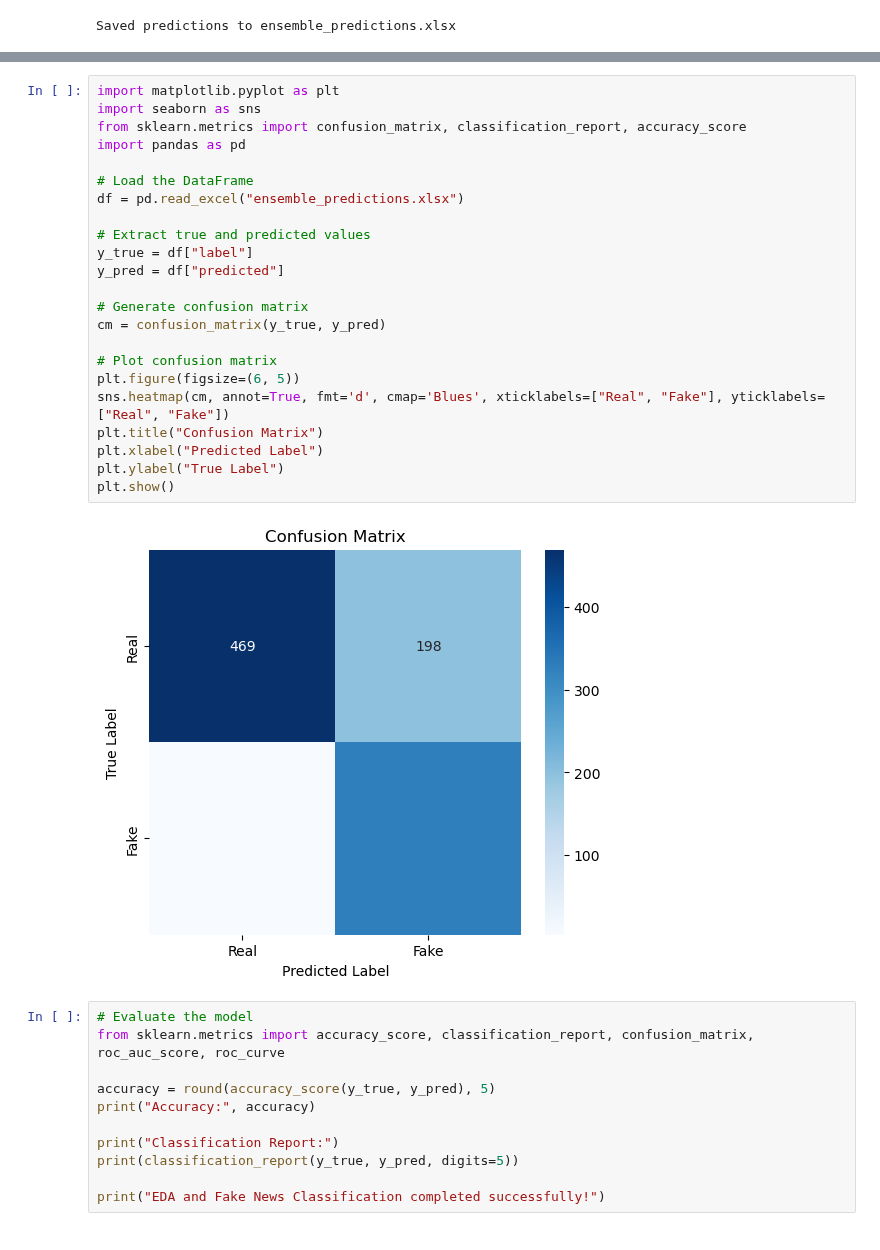
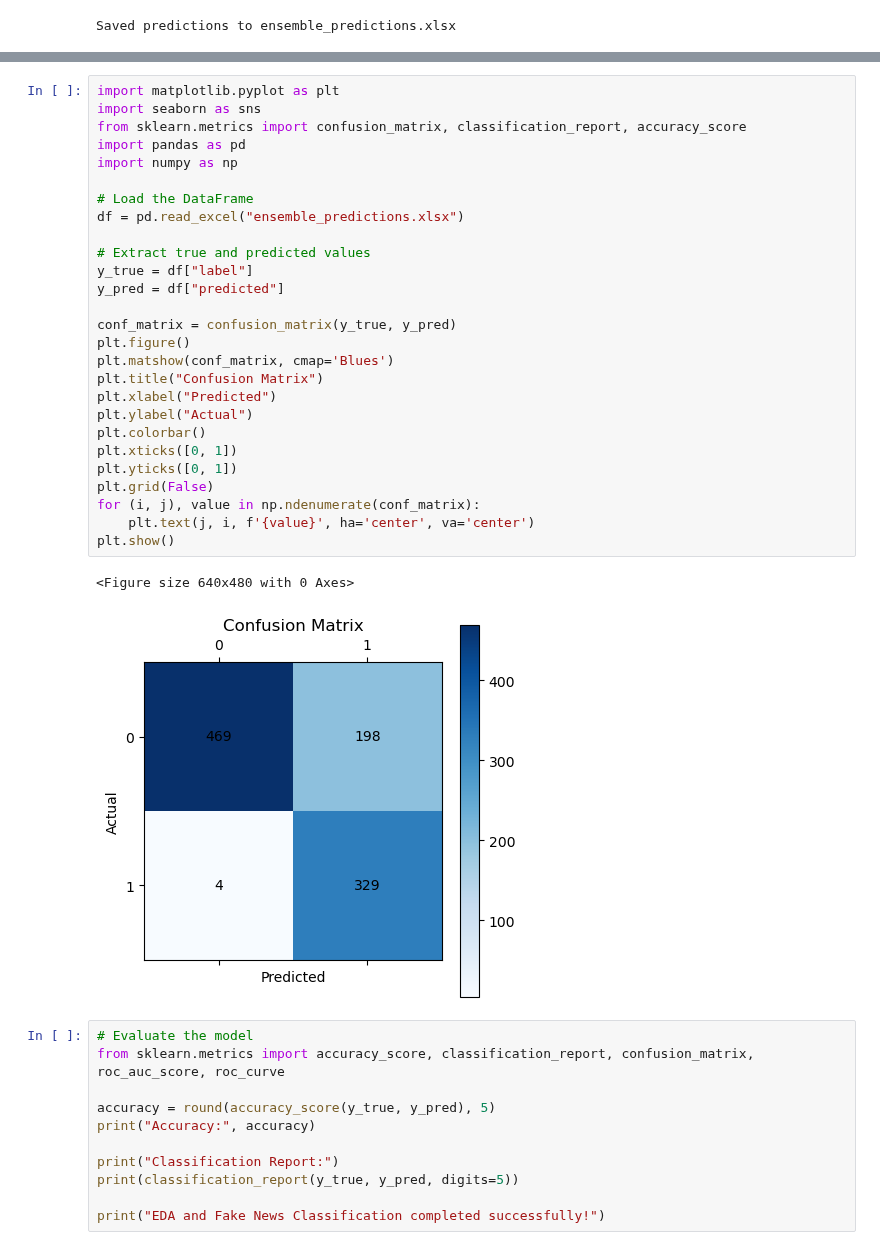
Before and after one commit to junyang99/IS424, a Jupyter notebook: Content & Source Based Classification/Ensemble.ipynb, the cells around one changed output, grey strips where cells are left out. Saved outputs shown, nothing was run; the diff lists cells and outputs as text.

Commit message:
Update ensemble confusion matrix

```diff
--- a/Content & Source Based Classification/Ensemble.ipynb
+++ b/Content & Source Based Classification/Ensemble.ipynb
@@ -182,28 +166,33 @@ merged_df
 # %%
 import matplotlib.pyplot as plt
 import seaborn as sns
 from sklearn.metrics import confusion_matrix, classification_report, accuracy_score
 import pandas as pd
+import numpy as np
 
 # Load the DataFrame
 df = pd.read_excel("ensemble_predictions.xlsx")
 
 # Extract true and predicted values
 y_true = df["label"]
 y_pred = df["predicted"]
 
-# Generate confusion matrix
-cm = confusion_matrix(y_true, y_pred)
-
-# Plot confusion matrix
-plt.figure(figsize=(6, 5))
-sns.heatmap(cm, annot=True, fmt='d', cmap='Blues', xticklabels=["Real", "Fake"], yticklabels=["Real", "Fake"])
+conf_matrix = confusion_matrix(y_true, y_pred)
+plt.figure()
+plt.matshow(conf_matrix, cmap='Blues')
 plt.title("Confusion Matrix")
-plt.xlabel("Predicted Label")
-plt.ylabel("True Label")
+plt.xlabel("Predicted")
+plt.ylabel("Actual")
+plt.colorbar()
+plt.xticks([0, 1])
+plt.yticks([0, 1])
+plt.grid(False)
+for (i, j), value in np.ndenumerate(conf_matrix):
+    plt.text(j, i, f'{value}', ha='center', va='center')
 plt.show()
 # %% [output]
+<Figure size 640x480 with 0 Axes>
-[figure, old version]
+[figure, new version]
 # %%
 # Evaluate the model
 from sklearn.metrics import accuracy_score, classification_report, confusion_matrix, roc_auc_score, roc_curve
```
Also changed, not shown: parts of 1 cell of this notebook.
